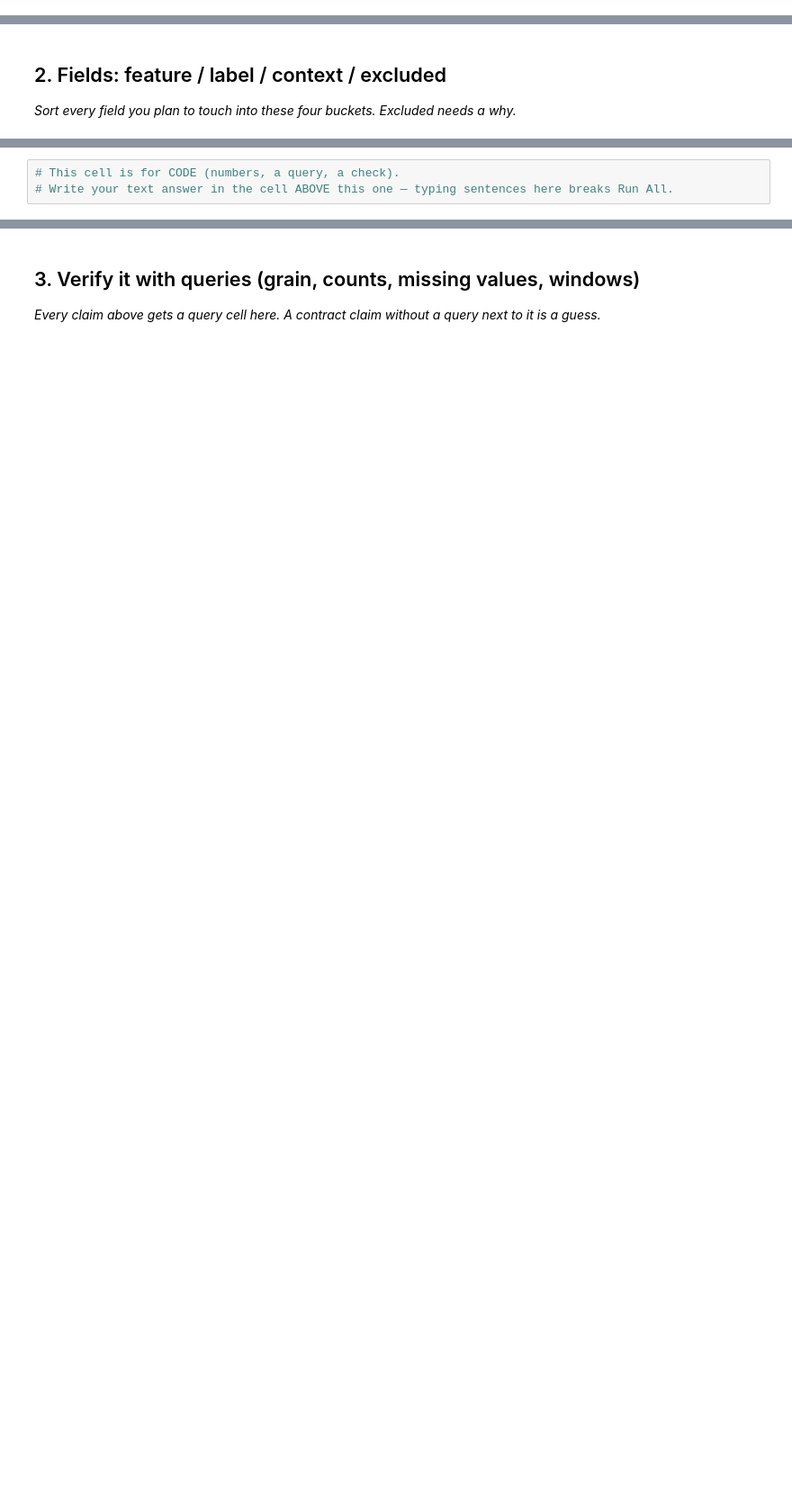
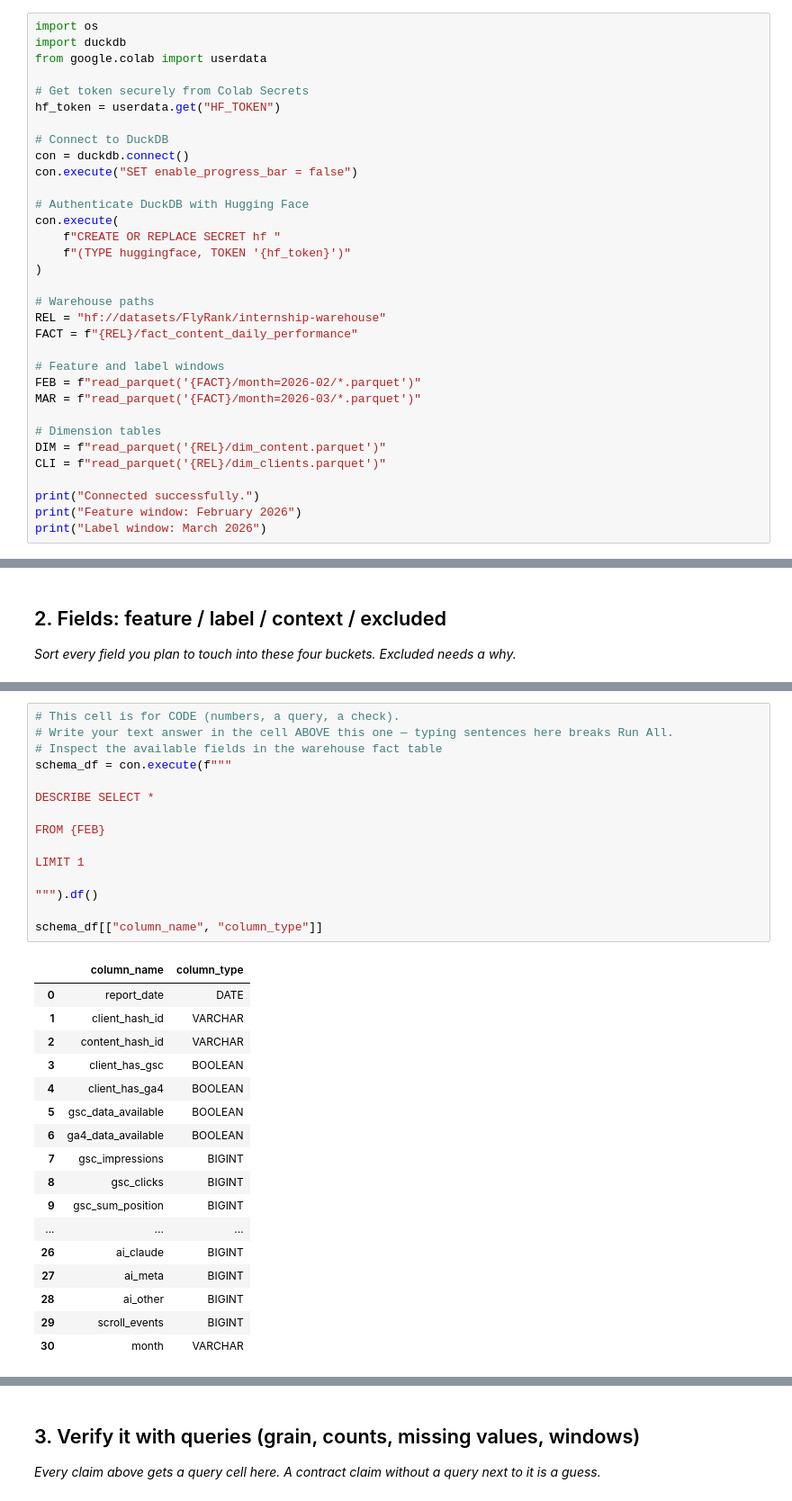
Before and after one commit to palkinsuneja/palkin-flyrank-ml-internship-july-to-sept-2026, a Jupyter notebook: work/notebooks/w03_data_contract.ipynb, the cells around one changed output, grey strips where cells are left out. Shown at 90% size. Saved outputs shown, nothing was run; the diff lists cells and outputs as text; blank space fills up the shorter version.

```diff
--- a/work/notebooks/w03_data_contract.ipynb
+++ b/work/notebooks/w03_data_contract.ipynb
@@ -15,0 +17,33 @@ This skeleton is yours to fill. Work the sections **in order** — each one has
+# %%
+import os
+import duckdb
+from google.colab import userdata
+
+# Get token securely from Colab Secrets
+hf_token = userdata.get("HF_TOKEN")
+
+# Connect to DuckDB
+con = duckdb.connect()
+con.execute("SET enable_progress_bar = false")
+
+# Authenticate DuckDB with Hugging Face
+con.execute(
+    f"CREATE OR REPLACE SECRET hf "
+    f"(TYPE huggingface, TOKEN '{hf_token}')"
+)
+
+# Warehouse paths
+REL = "hf://datasets/FlyRank/internship-warehouse"
+FACT = f"{REL}/fact_content_daily_performance"
+
+# Feature and label windows
+FEB = f"read_parquet('{FACT}/month=2026-02/*.parquet')"
+MAR = f"read_parquet('{FACT}/month=2026-03/*.parquet')"
+
+# Dimension tables
+DIM = f"read_parquet('{REL}/dim_content.parquet')"
+CLI = f"read_parquet('{REL}/dim_clients.parquet')"
+
+print("Connected successfully.")
+print("Feature window: February 2026")
+print("Label window: March 2026")
@@ -20,3 +68,33 @@ This skeleton is yours to fill. Work the sections **in order** — each one has
 # %%
 # This cell is for CODE (numbers, a query, a check).
 # Write your text answer in the cell ABOVE this one — typing sentences here breaks Run All.
+# Inspect the available fields in the warehouse fact table
+schema_df = con.execute(f"""
+
+DESCRIBE SELECT *
+
+FROM {FEB}
+
+LIMIT 1
+
+""").df()
+
+schema_df[["column_name", "column_type"]]
+# %% [output]
+|  | column_name | column_type |
+| 0 | report_date | DATE |
+| 1 | client_hash_id | VARCHAR |
+| 2 | content_hash_id | VARCHAR |
+| 3 | client_has_gsc | BOOLEAN |
+| 4 | client_has_ga4 | BOOLEAN |
+| 5 | gsc_data_available | BOOLEAN |
+| 6 | ga4_data_available | BOOLEAN |
+| 7 | gsc_impressions | BIGINT |
+| 8 | gsc_clicks | BIGINT |
+| 9 | gsc_sum_position | BIGINT |
+| ... | ... | ... |
+| 26 | ai_claude | BIGINT |
+| 27 | ai_meta | BIGINT |
+| 28 | ai_other | BIGINT |
+| 29 | scroll_events | BIGINT |
+| 30 | month | VARCHAR |
```
Also changed, not shown: parts of 18 cells of this notebook.
